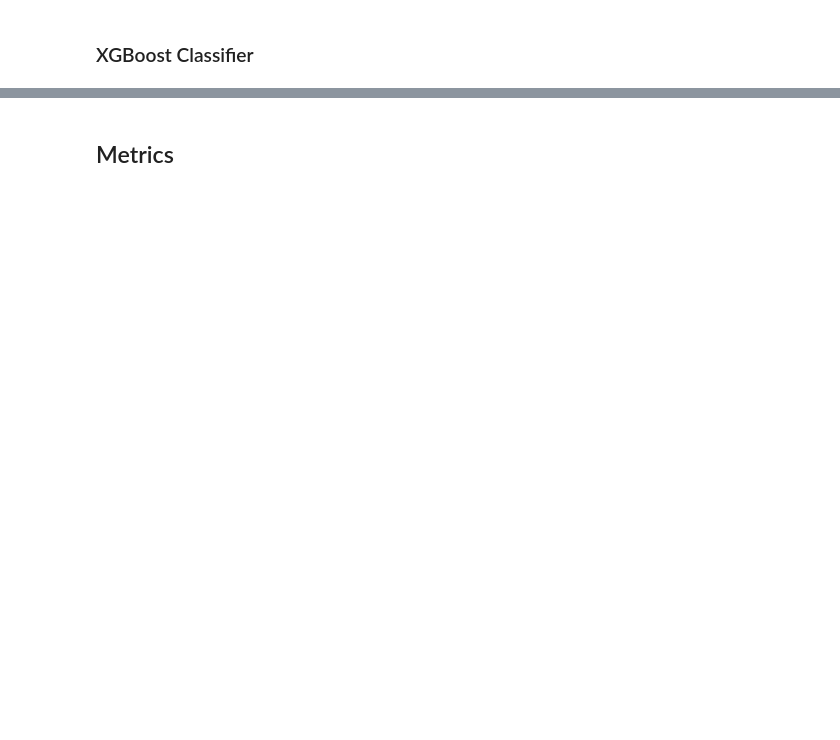
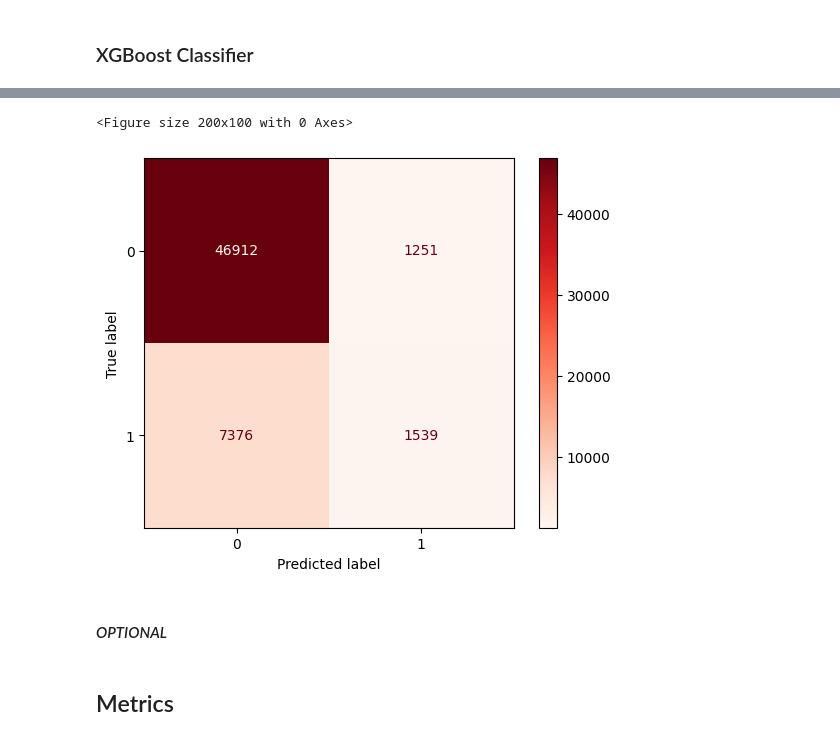
Before and after one commit to shrush2107/Diabetes_Prediction_Using_BRFSS_Data, a Jupyter notebook: diabetes_modeling.ipynb, the cells around one changed output, grey strips where cells are left out. Saved outputs shown, nothing was run; the diff lists cells and outputs as text; code cells hidden in the pictures; blank space fills up the shorter version.

```diff
--- a/diabetes_modeling.ipynb
+++ b/diabetes_modeling.ipynb
@@ -210,5 +352,5 @@ xgb_param_grid  = {'model__n_estimators': [200, 400, 800],
 # %%
-xgb_baseline = xgb.XGBClassifier(eval_metric='error', random_state = 0)
-xgb_baseline.fit(X_train, y_train)
-print('Best score:', np.round(accuracy_score(y_test, xgb_baseline.predict(X_test)), 6))
-evaluate_model(xgb_baseline)
+xgb_classifier = xgb.XGBClassifier(eval_metric='error', random_state = 0)
+xgb_classifier.fit(X_train, y_train)
+print('Best score:', np.round(accuracy_score(y_test, xgb_classifier.predict(X_test)), 6))
+evaluate_model(xgb_classifier)
@@ -234,7 +369,12 @@ evaluate_model(xgb_model)
 # %%
-y_pred = xgb_model.predict(X_test)
+y_pred = xgb_classifier.predict(X_test)
 cm = confusion_matrix(y_test, y_pred)
 plt.figure(figsize=(2, 1))
 disp = ConfusionMatrixDisplay(confusion_matrix=cm)
 disp.plot(cmap=plt.cm.Reds)
 plt.show()
+# %% [output]
+<Figure size 200x100 with 0 Axes>
+[figure, added]
+# %% [markdown]
+#### _OPTIONAL_
```
Also changed, not shown: parts of 36 cells of this notebook.
